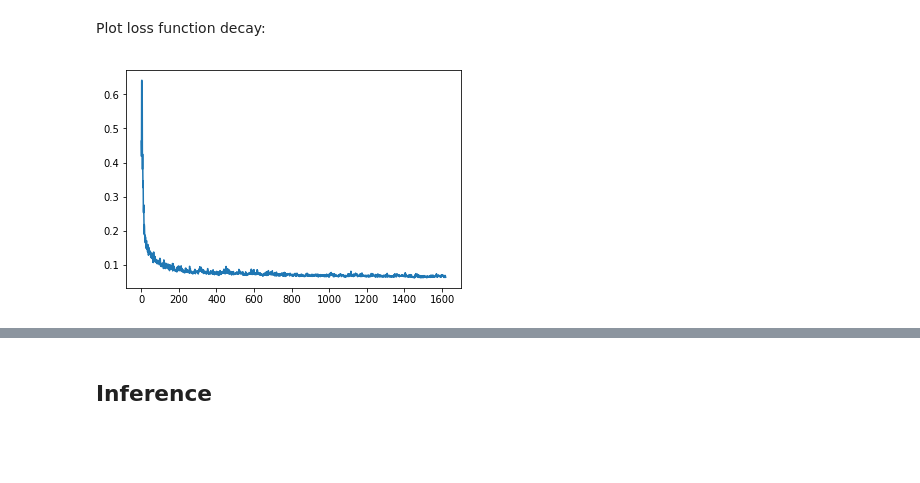
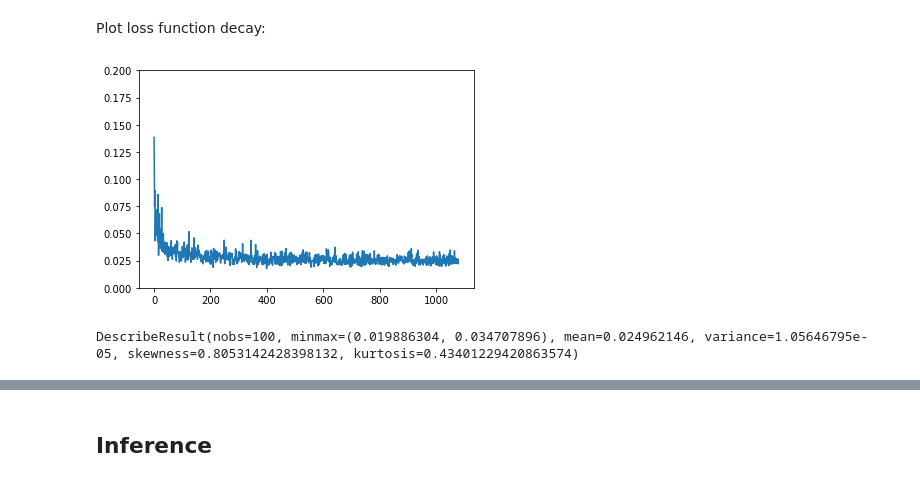
Before and after one commit to sadaqatali2027/SeismicPro-1, a Jupyter notebook: models/Ground-roll_attenuation/Attention_model/model_description.ipynb, the cells around one changed output, grey strips where cells are left out. Cells and saved outputs as stored; diff of their text form; code cells hidden in the pictures; blank space fills up the shorter version.

```diff
--- a/models/Ground-roll_attenuation/Attention_model/model_description.ipynb
+++ b/models/Ground-roll_attenuation/Attention_model/model_description.ipynb
@@ -130,7 +163,7 @@ train_pipeline = (Pipeline()
                   .init_model('static', UnetAtt, name='unet', config=model_config)
                   .init_variable('loss', default=list())
                   .load(components=('raw', 'lift'), fmt='segy', tslice=np.arange(3000))
-                  .train_model('unet', make_data=make_data, fetches='loss', save_to=V('loss', 'a'))
+                  .train_model('unet', make_data=make_data, fetches='loss_step_main', save_to=V('loss', 'a'))
                  )
 # %% [markdown]
 Specify a dataset for model training:
@@ -141,13 +174,19 @@ Run model training for 3 epochs with batch size of 64:
 # %%
 batch_size = 64
 
-train_pipeline = train_pipeline.run(batch_size=batch_size, n_epochs=3, drop_last=True,
-                                    shuffle=True, bar=True, bar_desc=W(V('loss')[-1].format('Current loss is: {:7.7}')) )
+train_pipeline = train_pipeline.run(batch_size=batch_size, n_epochs=2, drop_last=True,
+                                    shuffle=True, bar=True, bar_desc=W(V('loss')[-1].format('Current loss is: {:7.7}')))
 # %% [markdown]
 Plot loss function decay:
 # %%
 loss = np.array(train_pipeline.get_variable('loss'))
 plt.plot(loss)
+plt.ylim(0, 0.2)
 plt.show()
 # %% [output]
-[figure, old version]
+[figure, new version]
+# %%
+from scipy import stats
+stats.describe(loss[-100:])
+# %% [output]
+DescribeResult(nobs=100, minmax=(0.019886304, 0.034707896), mean=0.024962146, variance=1.05646795e-05, skewness=0.8053142428398132, kurtosis=0.43401229420863574)
```
Also changed, not shown: parts of 15 cells of this notebook, 1 other file.
